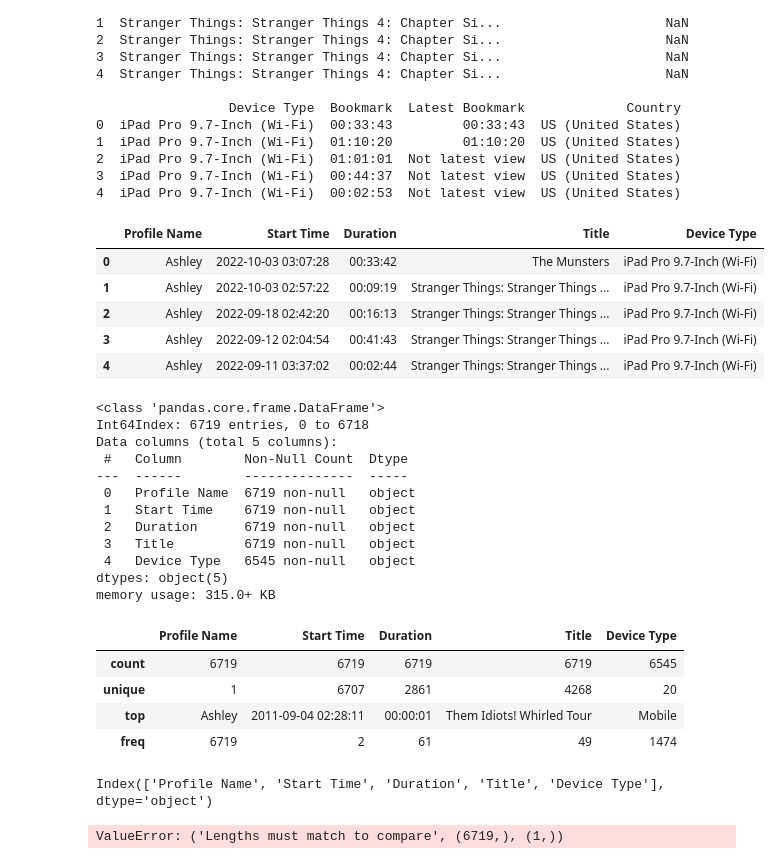
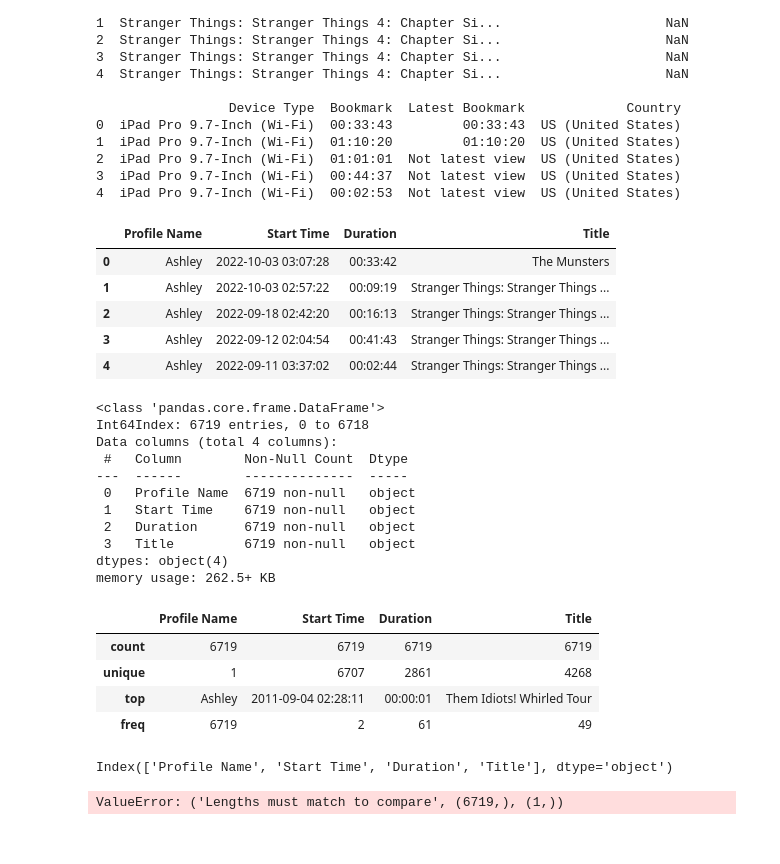
Before and after one commit to istarlet/netflix_viewing_habits, a Jupyter notebook: netflix.ipynb, the cells around one changed output. Cells and saved outputs as stored; diff of their text form; code cells hidden in the pictures.

```diff
--- a/netflix.ipynb
+++ b/netflix.ipynb
@@ -58,44 +94,43 @@ print(df.head())
 4  iPad Pro 9.7-Inch (Wi-Fi)  00:02:53  Not latest view  US (United States)
 # %%
 # Drop columns that aren't needed
-ashley_netflix = df.drop(columns=["Attributes", "Supplemental Video Type", "Bookmark", "Latest Bookmark", "Country"], axis=1)
+ashley_netflix = df.drop(columns=["Attributes", "Supplemental Video Type", "Bookmark", "Latest Bookmark", "Country", "Device Type"], axis=1)
 
 # View updated df
 ashley_netflix.head()
 # %% [output]
-|  | Profile Name | Start Time | Duration | Title | Device Type |
-| 0 | Ashley | 2022-10-03 03:07:28 | 00:33:42 | The Munsters | iPad Pro 9.7-Inch (Wi-Fi) |
-| 1 | Ashley | 2022-10-03 02:57:22 | 00:09:19 | Stranger Things: Stranger Things ... | iPad Pro 9.7-Inch (Wi-Fi) |
-| 2 | Ashley | 2022-09-18 02:42:20 | 00:16:13 | Stranger Things: Stranger Things ... | iPad Pro 9.7-Inch (Wi-Fi) |
-| 3 | Ashley | 2022-09-12 02:04:54 | 00:41:43 | Stranger Things: Stranger Things ... | iPad Pro 9.7-Inch (Wi-Fi) |
-| 4 | Ashley | 2022-09-11 03:37:02 | 00:02:44 | Stranger Things: Stranger Things ... | iPad Pro 9.7-Inch (Wi-Fi) |
+|  | Profile Name | Start Time | Duration | Title |
+| 0 | Ashley | 2022-10-03 03:07:28 | 00:33:42 | The Munsters |
+| 1 | Ashley | 2022-10-03 02:57:22 | 00:09:19 | Stranger Things: Stranger Things ... |
+| 2 | Ashley | 2022-09-18 02:42:20 | 00:16:13 | Stranger Things: Stranger Things ... |
+| 3 | Ashley | 2022-09-12 02:04:54 | 00:41:43 | Stranger Things: Stranger Things ... |
+| 4 | Ashley | 2022-09-11 03:37:02 | 00:02:44 | Stranger Things: Stranger Things ... |
 # %%
 ashley_netflix.info()
 # %% [output]
 <class 'pandas.core.frame.DataFrame'>
 Int64Index: 6719 entries, 0 to 6718
-Data columns (total 5 columns):
+Data columns (total 4 columns):
  #   Column        Non-Null Count  Dtype
 ---  ------        --------------  -----
  0   Profile Name  6719 non-null   object
  1   Start Time    6719 non-null   object
  2   Duration      6719 non-null   object
  3   Title         6719 non-null   object
- 4   Device Type   6545 non-null   object
-dtypes: object(5)
-memory usage: 315.0+ KB
+dtypes: object(4)
+memory usage: 262.5+ KB
 # %%
 ashley_netflix.describe()
 # %% [output]
-|  | Profile Name | Start Time | Duration | Title | Device Type |
-| count | 6719 | 6719 | 6719 | 6719 | 6545 |
-| unique | 1 | 6707 | 2861 | 4268 | 20 |
-| top | Ashley | 2011-09-04 02:28:11 | 00:00:01 | Them Idiots! Whirled Tour | Mobile |
-| freq | 6719 | 2 | 61 | 49 | 1474 |
+|  | Profile Name | Start Time | Duration | Title |
+| count | 6719 | 6719 | 6719 | 6719 |
+| unique | 1 | 6707 | 2861 | 4268 |
+| top | Ashley | 2011-09-04 02:28:11 | 00:00:01 | Them Idiots! Whirled Tour |
+| freq | 6719 | 2 | 61 | 49 |
 # %%
 ashley_netflix.columns
 # %% [output]
-Index(['Profile Name', 'Start Time', 'Duration', 'Title', 'Device Type'], dtype='object')
+Index(['Profile Name', 'Start Time', 'Duration', 'Title'], dtype='object')
 # %%
 # Things I've tried
 ashley_top_titles = ashley_netflix.drop(ashley_netflix.Title==["Them Idiots! Whirled Tour"], axis=0)
```
Also changed, not shown: parts of 4 cells of this notebook.
